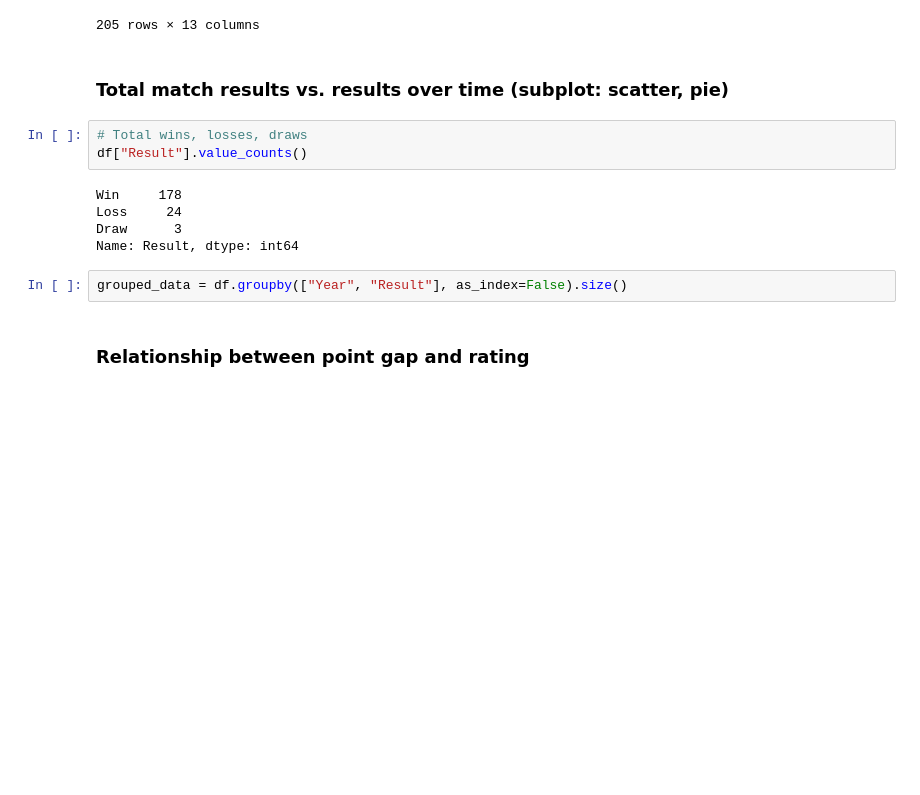
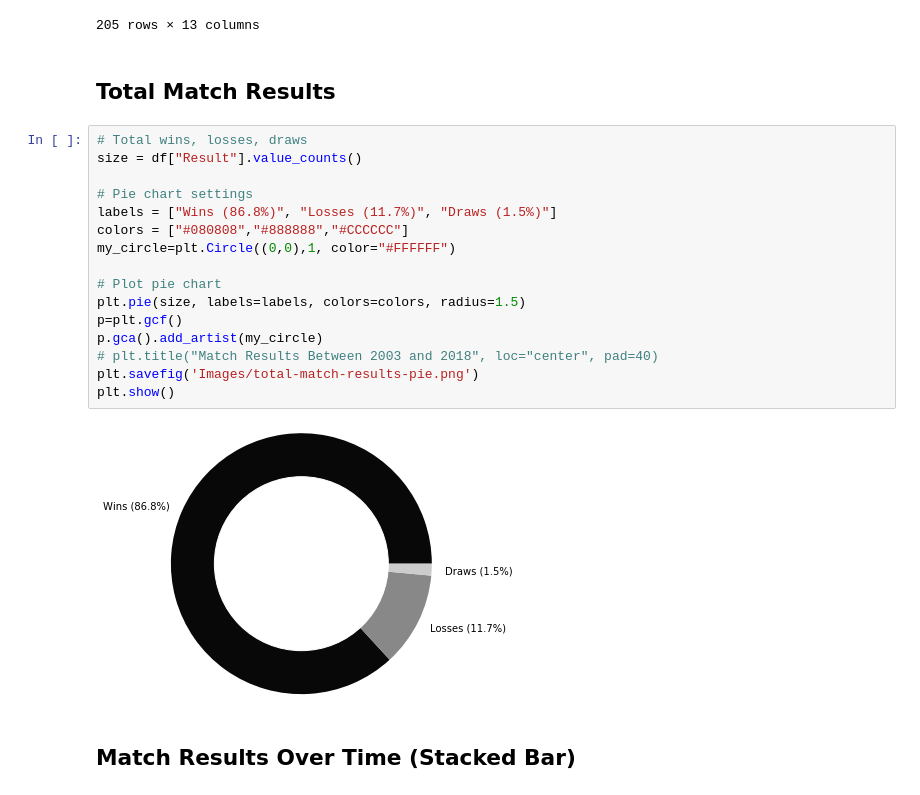
Before and after one commit to lorijta92/web-design-all-blacks, a Jupyter notebook: ab-match-analysis.ipynb, the cells around one changed output. Drawn from its saved outputs; the diff is of its cells as text; blank space fills up the shorter version.

```diff
--- a/ab-match-analysis.ipynb
+++ b/ab-match-analysis.ipynb
@@ -31,17 +34,25 @@ df
 | 203 | Ireland | 2018-11-17 | -7 | Loss | Lansdowne Road | 0 | 0 | ... |
 | 204 | Italy | 2018-11-24 | 63 | Win | Rome | 0 | 0 | ... |
 205 rows × 13 columns
-# %% [markdown]
-### Total match results vs. results over time (subplot: scatter, pie)
-# %%
-# Total wins, losses, draws
-df["Result"].value_counts()
-# %% [output]
-Win     178
-Loss     24
-Draw      3
-Name: Result, dtype: int64
-# %%
-grouped_data = df.groupby(["Year", "Result"], as_index=False).size()
-# %% [markdown]
-### Relationship between point gap and rating
+# %% [markdown]
+## Total Match Results
+# %%
+# Total wins, losses, draws
+size = df["Result"].value_counts()
+
+# Pie chart settings
+labels = ["Wins (86.8%)", "Losses (11.7%)", "Draws (1.5%)"]
+colors = ["#080808","#888888","#CCCCCC"]
+my_circle=plt.Circle((0,0),1, color="#FFFFFF")
+
+# Plot pie chart
+plt.pie(size, labels=labels, colors=colors, radius=1.5)
+p=plt.gcf()
+p.gca().add_artist(my_circle)
+# plt.title("Match Results Between 2003 and 2018", loc="center", pad=40)
+plt.savefig('Images/total-match-results-pie.png')
+plt.show()
+# %% [output]
+[figure, added]
+# %% [markdown]
+## Match Results Over Time (Stacked Bar)
```
Also changed, not shown: parts of 13 cells of this notebook, 15 other files.
